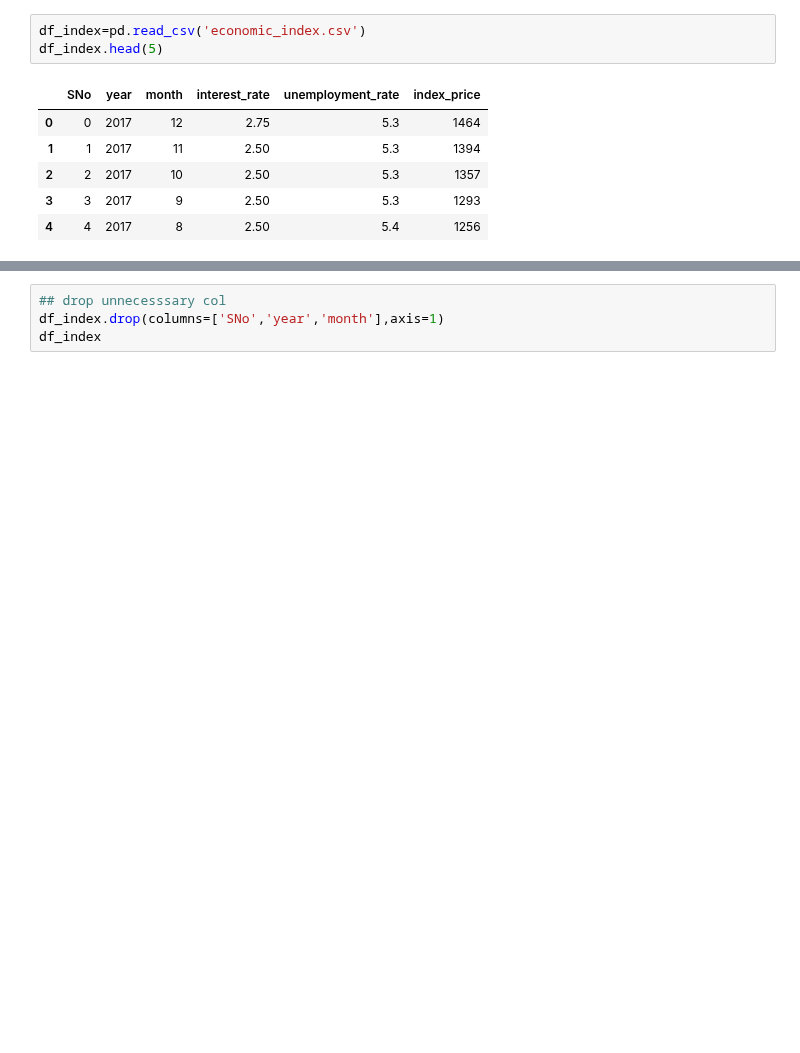
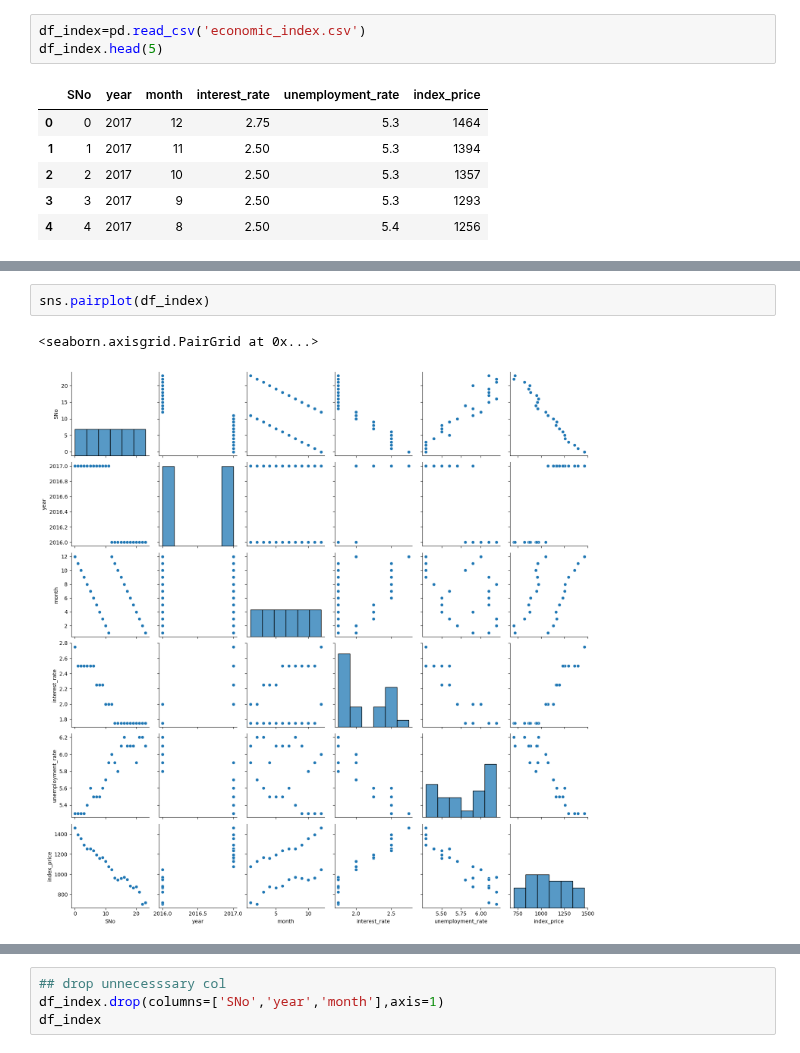
Before and after one commit to Mahadev1729/MLrn, a Jupyter notebook: Regression/multiple_linear_regression.ipynb, the cells around one changed output, grey strips where cells are left out. Saved outputs shown, nothing was run; the diff lists cells and outputs as text; blank space fills up the shorter version.

```diff
--- a/Regression/multiple_linear_regression.ipynb
+++ b/Regression/multiple_linear_regression.ipynb
@@ -18,0 +24,5 @@ df_index.head(5)
+# %%
+sns.pairplot(df_index)
+# %% [output]
+<seaborn.axisgrid.PairGrid at 0x...>
+[figure, added]
```
Also changed, not shown: parts of 7 cells of this notebook, 1 other file.
